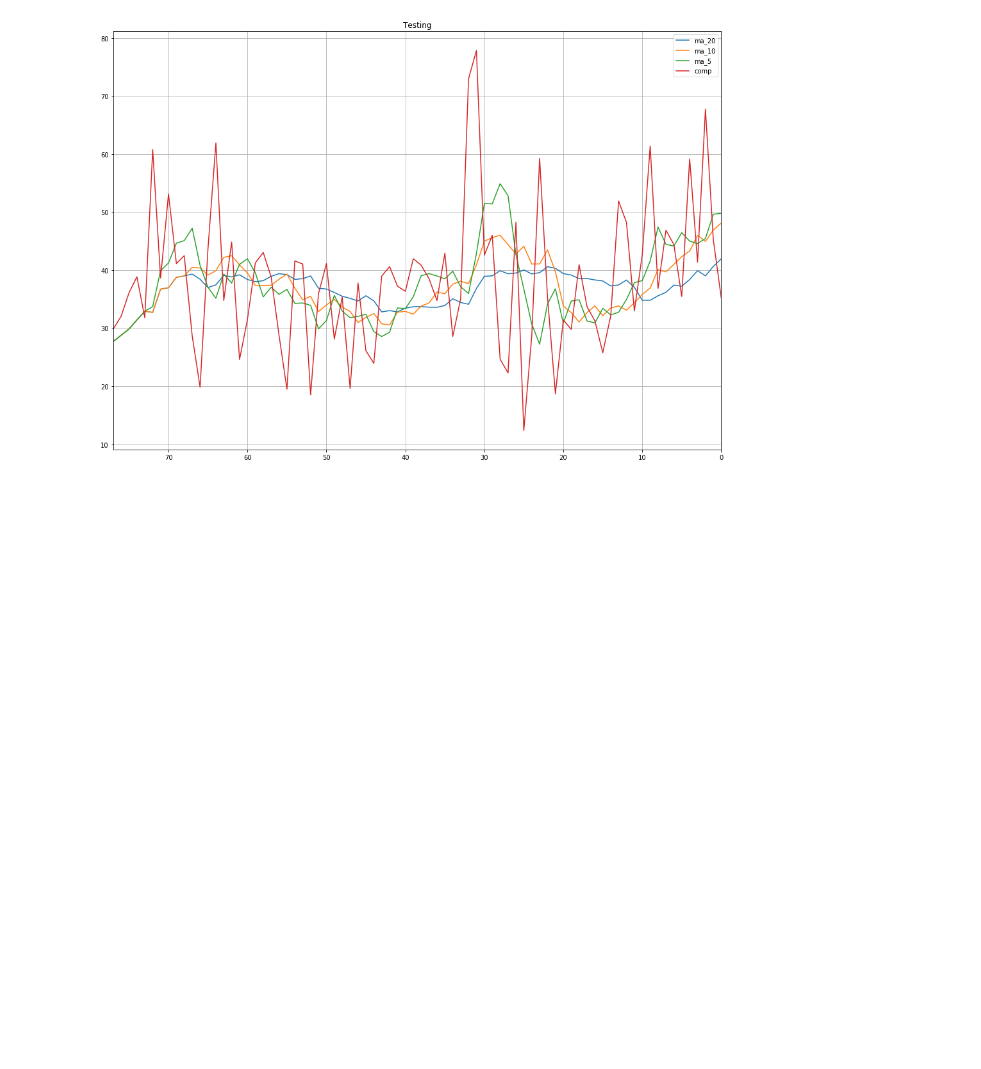
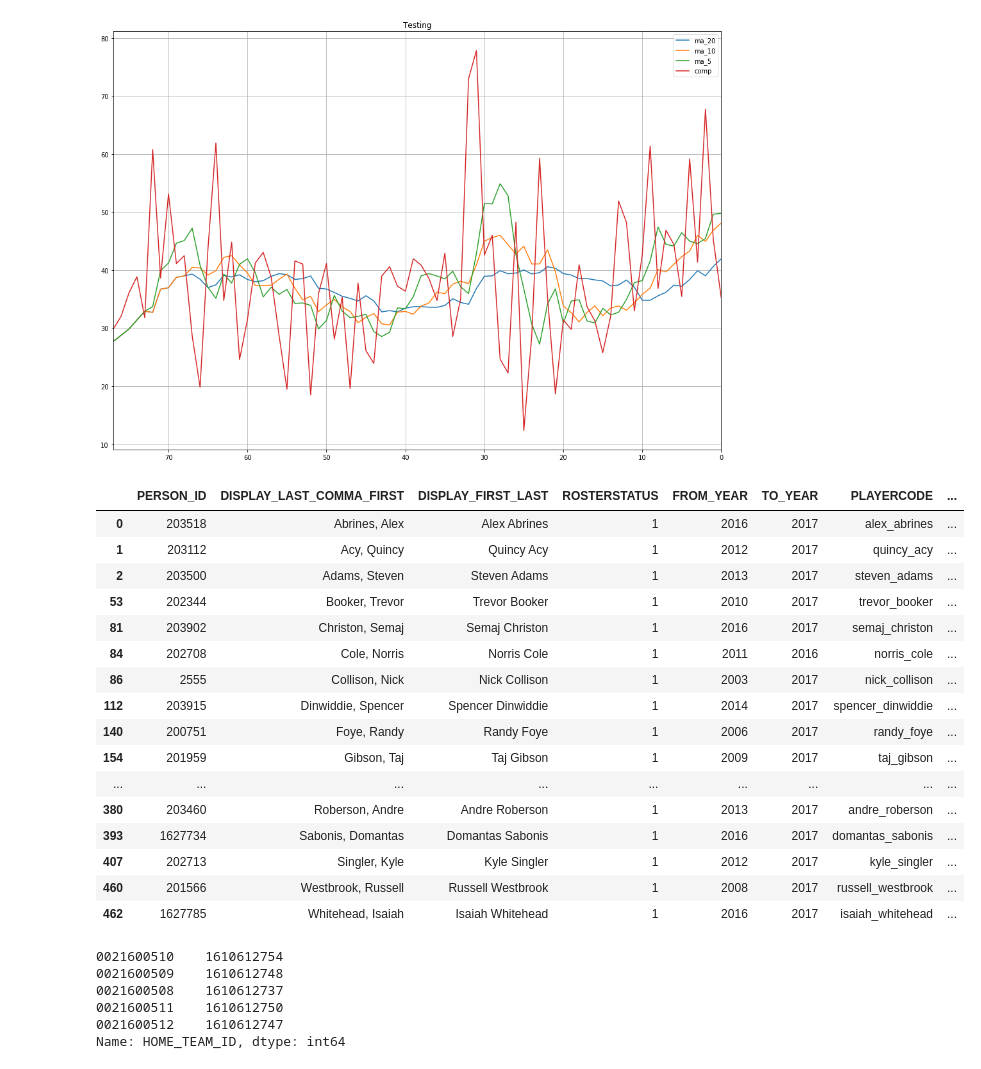
Before and after one commit to wonderui/Hoop_Fantasy, a Jupyter notebook: functions_test.ipynb, the cells around one changed output. Drawn from its saved outputs; the diff is of its cells as text; code cells hidden in the pictures; blank space fills up the shorter version.

```diff
--- a/functions_test.ipynb
+++ b/functions_test.ipynb
@@ -282,3 +285,34 @@ df[['ma_20', 'ma_10', 'ma_5', 'comp']].plot(title = 'Testing', figsize = (17, 12
 # %% [output]
 <matplotlib.axes._subplots.AxesSubplot at 0x...>
 [figure]
+# %%
+all_players = nba_py.player.PlayerList().info()
+# %%
+all_players[all_players['TEAM_ID'].isin([1610612760, 1610612751])]
+# %% [output]
+|  | PERSON_ID | DISPLAY_LAST_COMMA_FIRST | DISPLAY_FIRST_LAST | ROSTERSTATUS | FROM_YEAR | TO_YEAR | PLAYERCODE | ... |
+| 0 | 203518 | Abrines, Alex | Alex Abrines | 1 | 2016 | 2017 | alex_abrines | ... |
+| 1 | 203112 | Acy, Quincy | Quincy Acy | 1 | 2012 | 2017 | quincy_acy | ... |
+| 2 | 203500 | Adams, Steven | Steven Adams | 1 | 2013 | 2017 | steven_adams | ... |
+| 53 | 202344 | Booker, Trevor | Trevor Booker | 1 | 2010 | 2017 | trevor_booker | ... |
+| 81 | 203902 | Christon, Semaj | Semaj Christon | 1 | 2016 | 2017 | semaj_christon | ... |
+| 84 | 202708 | Cole, Norris | Norris Cole | 1 | 2011 | 2016 | norris_cole | ... |
+| 86 | 2555 | Collison, Nick | Nick Collison | 1 | 2003 | 2017 | nick_collison | ... |
+| 112 | 203915 | Dinwiddie, Spencer | Spencer Dinwiddie | 1 | 2014 | 2017 | spencer_dinwiddie | ... |
+| 140 | 200751 | Foye, Randy | Randy Foye | 1 | 2006 | 2017 | randy_foye | ... |
+| 154 | 201959 | Gibson, Taj | Taj Gibson | 1 | 2009 | 2017 | taj_gibson | ... |
+| ... | ... | ... | ... | ... | ... | ... | ... | ... |
+| 380 | 203460 | Roberson, Andre | Andre Roberson | 1 | 2013 | 2017 | andre_roberson | ... |
+| 393 | 1627734 | Sabonis, Domantas | Domantas Sabonis | 1 | 2016 | 2017 | domantas_sabonis | ... |
+| 407 | 202713 | Singler, Kyle | Kyle Singler | 1 | 2012 | 2017 | kyle_singler | ... |
+| 460 | 201566 | Westbrook, Russell | Russell Westbrook | 1 | 2008 | 2017 | russell_westbrook | ... |
+| 462 | 1627785 | Whitehead, Isaiah | Isaiah Whitehead | 1 | 2016 | 2017 | isaiah_whitehead | ... |
+# %%
+teams['HOME_TEAM_ID']
+# %% [output]
+0021600510    1610612754
+0021600509    1610612748
+0021600508    1610612737
+0021600511    1610612750
+0021600512    1610612747
+Name: HOME_TEAM_ID, dtype: int64
```
Also changed, not shown: parts of 1 cell of this notebook, 1 other file.
